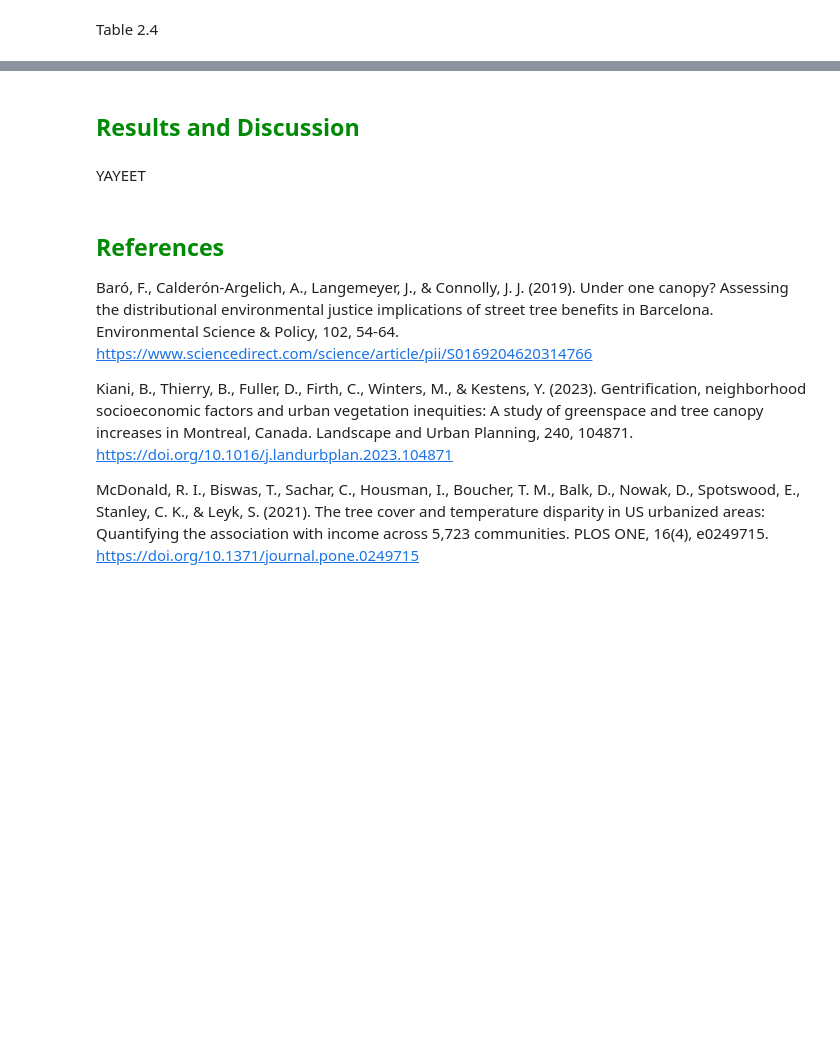
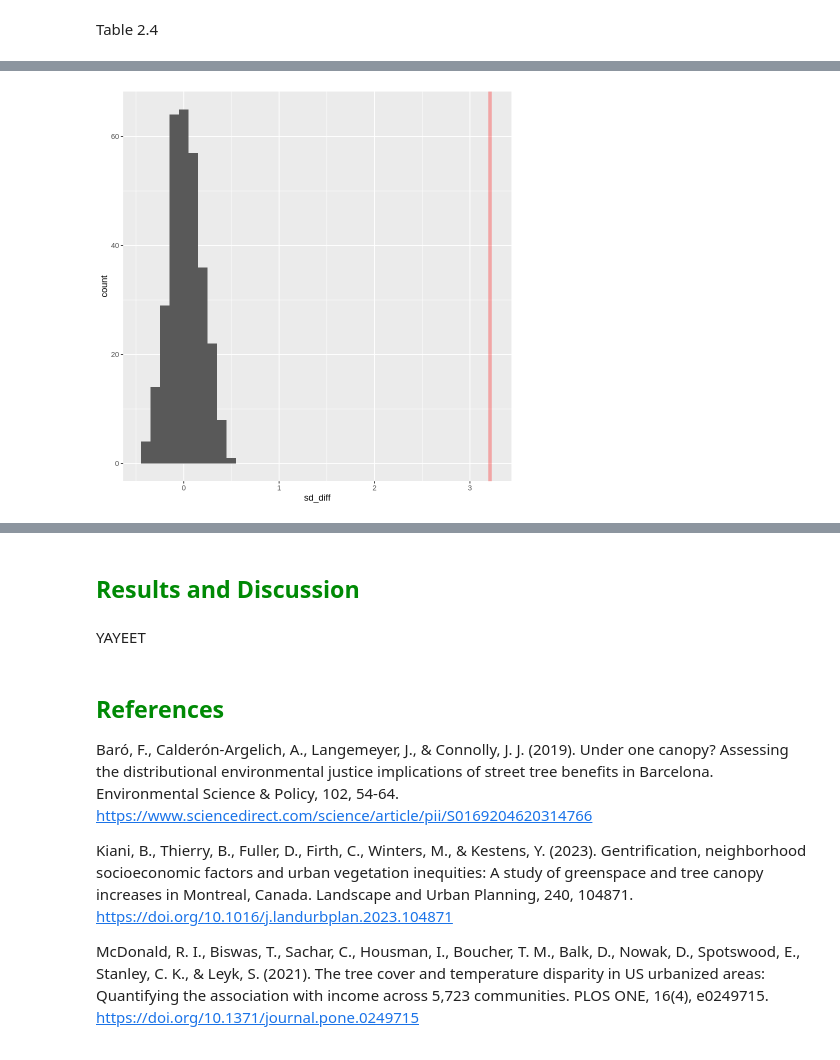
Before and after one commit to eshuaiii/stat-201-2023w1-group-50, a Jupyter notebook: 50_project_report.ipynb, the cells around one changed output, grey strips where cells are left out. Cells and saved outputs as stored; diff of their text form; code cells hidden in the pictures; blank space fills up the shorter version.

```diff
--- a/50_project_report.ipynb
+++ b/50_project_report.ipynb
@@ -724,2 +739,15 @@ Graph 2.4
+# %%
+null_model_sd <- combined_rcsh |>
+    mutate(sd_diff = sd_diff + (0 - observed_diff))
+
+# Visualize the Bootstrapped Distribution
+bs_plot_sd <- null_model_sd %>%
+    ggplot(aes(x = sd_diff)) +
+    geom_histogram(binwidth = 0.1) +
+    geom_vline(xintercept = observed_diff, color = "red", alpha=.3, lwd=2)
+
+bs_plot_sd
+# %% [output]
+[figure, added]
 # %%
 # Calculate the p-value
```
Also changed, not shown: parts of 41 cells of this notebook.
